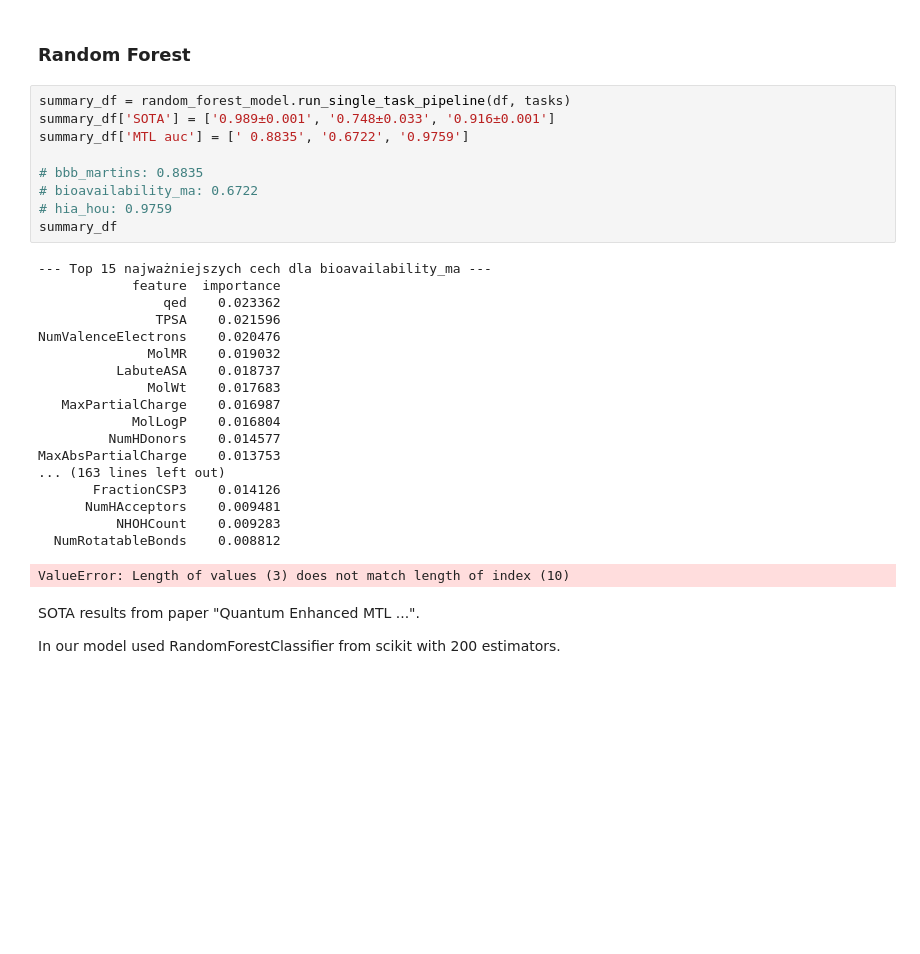
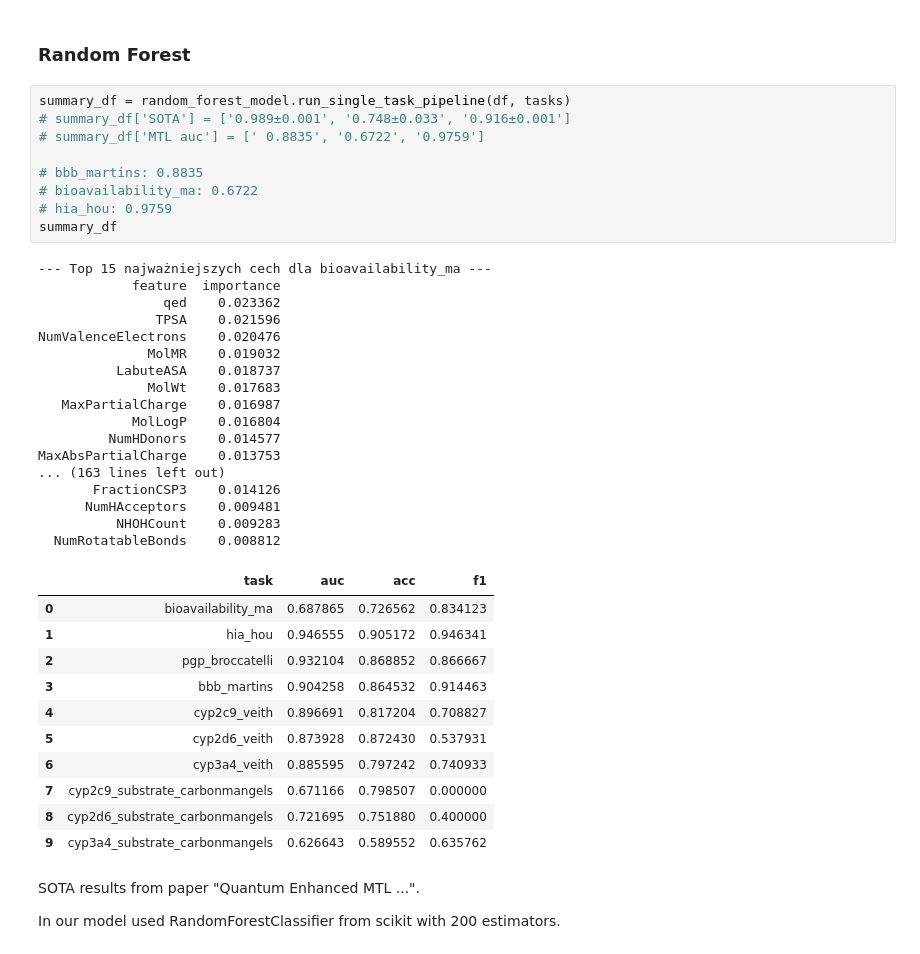
Before and after one commit to FBI223/ADMET_MULTI_TASK_LEARNING, a Jupyter notebook: TODO/zadanie1/michal/zad1_test.ipynb, the cells around one changed output. Cells and saved outputs as stored; diff of their text form; blank space fills up the shorter version.

```diff
--- a/TODO/zadanie1/michal/zad1_test.ipynb
+++ b/TODO/zadanie1/michal/zad1_test.ipynb
@@ -94,32 +94,42 @@ plt.show()
 ### Random Forest
 # %%
 summary_df = random_forest_model.run_single_task_pipeline(df, tasks)
-summary_df['SOTA'] = ['0.989±0.001', '0.748±0.033', '0.916±0.001']
-summary_df['MTL auc'] = [' 0.8835', '0.6722', '0.9759']
+# summary_df['SOTA'] = ['0.989±0.001', '0.748±0.033', '0.916±0.001']
+# summary_df['MTL auc'] = [' 0.8835', '0.6722', '0.9759']
 
 # bbb_martins: 0.8835
 # bioavailability_ma: 0.6722
 # hia_hou: 0.9759
 summary_df
 # %% [output]
 --- Top 15 najważniejszych cech dla bioavailability_ma ---
             feature  importance
                 qed    0.023362
                TPSA    0.021596
 NumValenceElectrons    0.020476
               MolMR    0.019032
           LabuteASA    0.018737
               MolWt    0.017683
    MaxPartialCharge    0.016987
             MolLogP    0.016804
          NumHDonors    0.014577
 MaxAbsPartialCharge    0.013753
 ... (163 lines left out)
        FractionCSP3    0.014126
       NumHAcceptors    0.009481
           NHOHCount    0.009283
   NumRotatableBonds    0.008812
-ValueError: Length of values (3) does not match length of index (10)
+|  | task | auc | acc | f1 |
+| 0 | bioavailability_ma | 0.687865 | 0.726562 | 0.834123 |
+| 1 | hia_hou | 0.946555 | 0.905172 | 0.946341 |
+| 2 | pgp_broccatelli | 0.932104 | 0.868852 | 0.866667 |
+| 3 | bbb_martins | 0.904258 | 0.864532 | 0.914463 |
+| 4 | cyp2c9_veith | 0.896691 | 0.817204 | 0.708827 |
+| 5 | cyp2d6_veith | 0.873928 | 0.872430 | 0.537931 |
+| 6 | cyp3a4_veith | 0.885595 | 0.797242 | 0.740933 |
+| 7 | cyp2c9_substrate_carbonmangels | 0.671166 | 0.798507 | 0.000000 |
+| 8 | cyp2d6_substrate_carbonmangels | 0.721695 | 0.751880 | 0.400000 |
+| 9 | cyp3a4_substrate_carbonmangels | 0.626643 | 0.589552 | 0.635762 |
 # %% [markdown]
 
 SOTA results from paper "Quantum Enhanced MTL ...".
```
Also changed, not shown: parts of 1 cell of this notebook, 3 other files.
